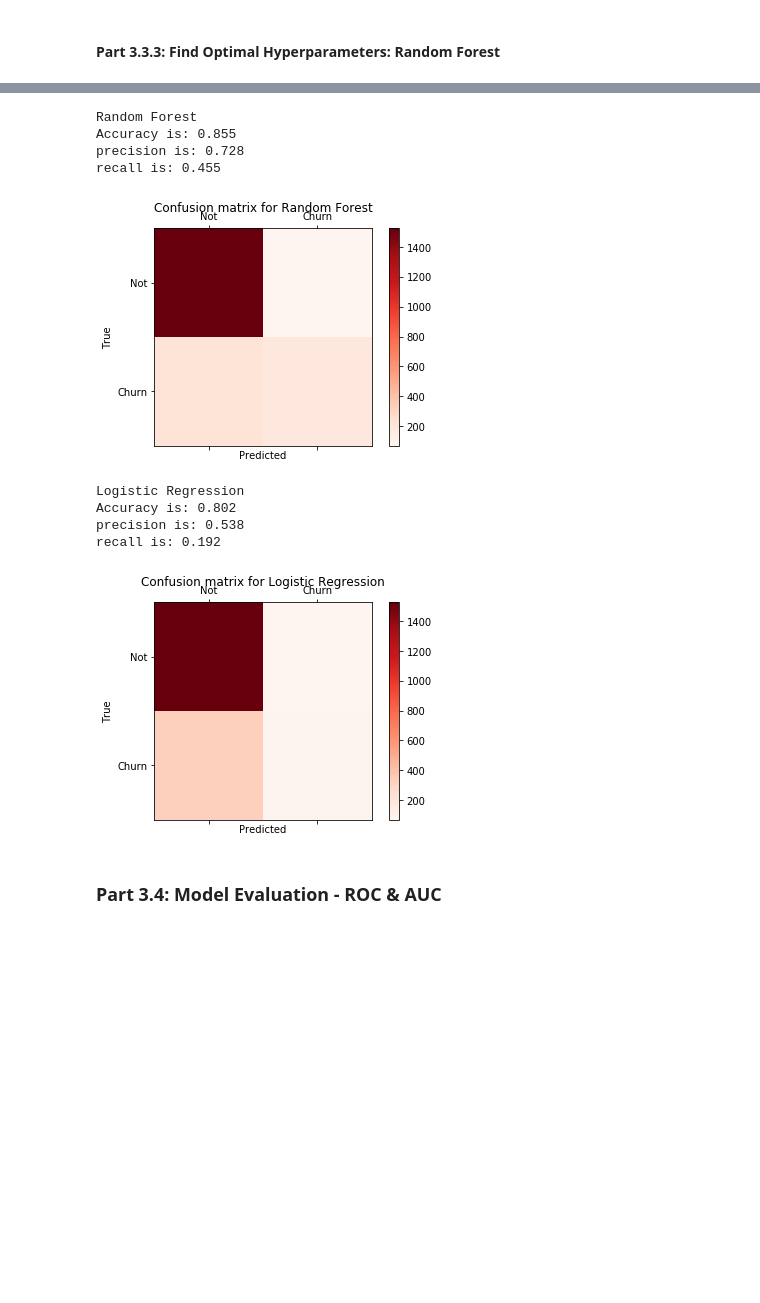
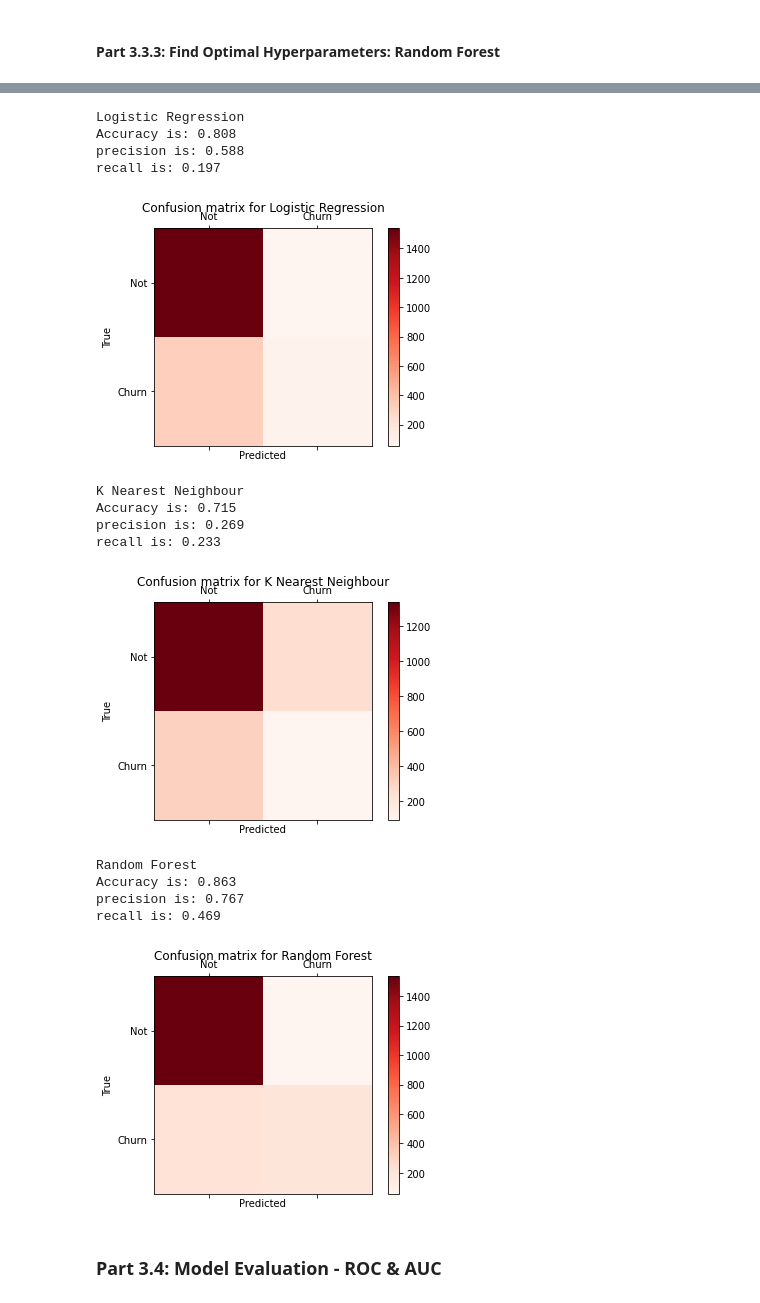
Before and after one commit to sherryzhou0201/Industry-related-projects, a Jupyter notebook: Churn_Supervised_Learning_Project_Sherry.ipynb, the cells around one changed output, grey strips where cells are left out. Cells and saved outputs as stored; diff of their text form; code cells hidden in the pictures; blank space fills up the shorter version.

```diff
--- a/Churn_Supervised_Learning_Project_Sherry.ipynb
+++ b/Churn_Supervised_Learning_Project_Sherry.ipynb
@@ -470,15 +375,15 @@ def print_grid_search_metrics(gs):
 # %%
 # Possible hyperparamter options for Logistic Regression Regularization
-# Penalty is choosed from L1 or L2
-# C is the lambda value(weight) for L1 and L2
-# C -- bigger, penalize -- smaller
-
-
+# l1,l2 norm
+# C: 1/lambda
 parameters = {
     'penalty':('l1', 'l2'),
     'C':(1, 5, 10)
 }
 
-Grid_LR = GridSearchCV(LogisticRegression(solver='liblinear'),parameters, cv=5)
-Grid_LR.fit(X_train, y_train)
+Grid_LR = GridSearchCV(LogisticRegression(solver='liblinear'),parameters, cv=5, scoring = 'roc_auc')
+Grid_LR.fit(X_train_scaled, y_train)
+
+# the best hyperparameter combination
+print_grid_search_metrics(Grid_LR)
 # %% [output]
@@ -509,11 +397,13 @@ best_LR_model = Grid_LR.best_estimator_
 # %% [markdown]
 #### Part 3.3.2: Find Optimal Hyperparameters: KNN
 # %%
-# Possible hyperparamter options for KNN
-# Choose k
+# Choose number of neighbors
 parameters = {
     'n_neighbors':[3,5,7,10]
 }
-Grid_KNN = GridSearchCV(KNeighborsClassifier(),parameters, cv=5)
-Grid_KNN.fit(X_train, y_train)
+Grid_KNN = GridSearchCV(KNeighborsClassifier(),parameters, cv=5, scoring = 'roc_auc')
+Grid_KNN.fit(X_train_scaled, y_train)
+
+# best k
+print_grid_search_metrics(Grid_KNN)
 # %% [output]
@@ -536,11 +413,17 @@ Best parameters set:
+# %%
+# save the best model paraemters
+best_KNN_model=Grid_KNN.best_estimator_
 # %% [markdown]
 #### Part 3.3.3: Find Optimal Hyperparameters: Random Forest
 # %%
 # Possible hyperparamter options for Random Forest
 # Choose the number of trees
 parameters = {
-    'n_estimators' : [40,60,80]
+    'n_estimators' : [20,40,60,80]
 }
-Grid_RF = GridSearchCV(RandomForestClassifier(),parameters, cv=5)
+Grid_RF = GridSearchCV(RandomForestClassifier(),parameters, cv=5, scoring = 'roc_auc')
 Grid_RF.fit(X_train, y_train)
+
+# best number of tress
+print_grid_search_metrics(Grid_RF)
 # %% [output]
@@ -627,22 +487,28 @@ def draw_confusion_matrices(confusion_matricies):
 # %%
 # the sequence: true value first， and the prediction
 # Confusion matrix, accuracy, precison and recall for random forest and logistic regression
 confusion_matrices = [
-    ("Random Forest", confusion_matrix(y_test,best_RF_model.predict(X_test))),
     ("Logistic Regression", confusion_matrix(y_test,best_LR_model.predict(X_test))),
+    ("K Nearest Neighbour", confusion_matrix(y_test,best_KNN_model.predict(X_test))),
+    ("Random Forest", confusion_matrix(y_test,best_RF_model.predict(X_test)))
 ]
 
 draw_confusion_matrices(confusion_matrices)
 # %% [output]
-Random Forest
-Accuracy is: 0.855
-precision is: 0.728
-recall is: 0.455
+Logistic Regression
+Accuracy is: 0.808
+precision is: 0.588
+recall is: 0.197
-[figure, old version]
+[figure, new version]
-Logistic Regression
-Accuracy is: 0.802
-precision is: 0.538
-recall is: 0.192
+K Nearest Neighbour
+Accuracy is: 0.715
+precision is: 0.269
+recall is: 0.233
-[figure, old version]
+[figure, new version]
+Random Forest
+Accuracy is: 0.863
+precision is: 0.767
+recall is: 0.469
+[figure, added]
 # %% [markdown]
 ### Part 3.4: Model Evaluation - ROC & AUC
```
Also changed, not shown: parts of 77 cells of this notebook.
